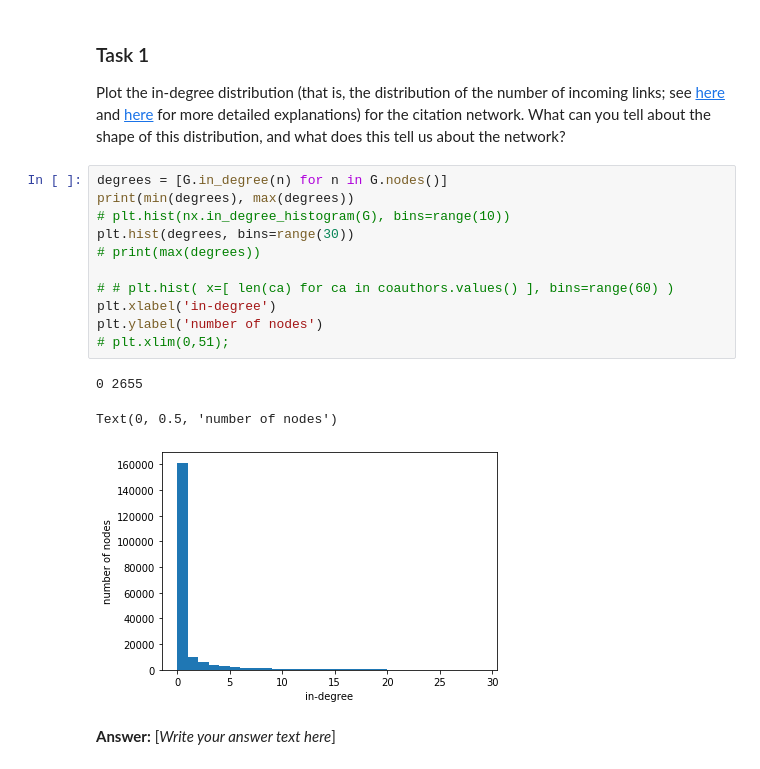
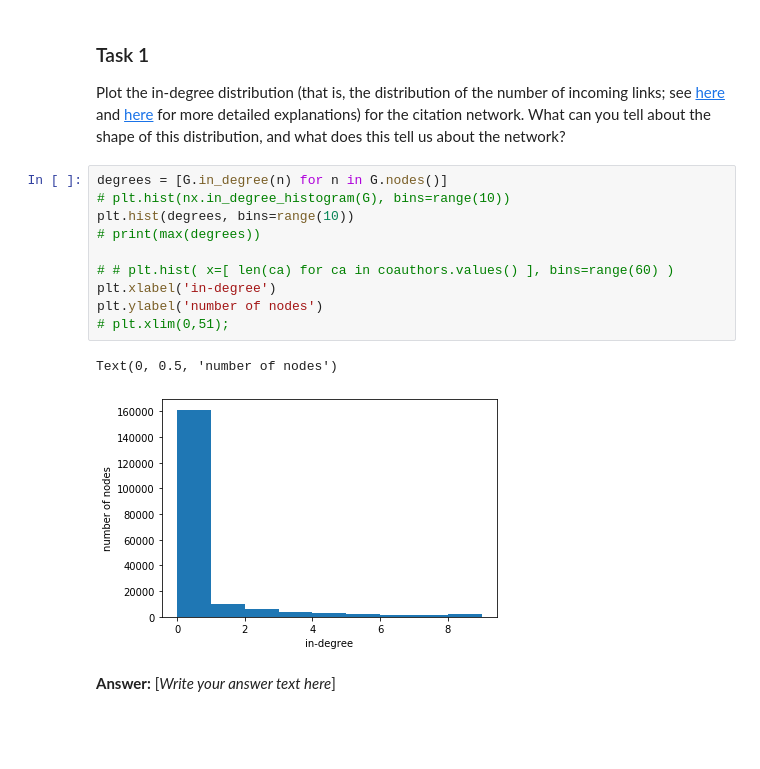
Before and after one commit to AndrewHarrison/IR2019, a Jupyter notebook: 05_analysis.ipynb, the cells around one changed output. Saved outputs shown, nothing was run; the diff lists cells and outputs as text; blank space fills up the shorter version.

```diff
--- a/05_analysis.ipynb
+++ b/05_analysis.ipynb
@@ -383,19 +383,17 @@ Now we are ready to use this package for our tasks.
 Plot the in-degree distribution (that is, the distribution of the number of incoming links; see [here](https://en.wikipedia.org/wiki/Degree_distribution) and [here](http://mathinsight.org/degree_distribution) for more detailed explanations) for the citation network. What can you tell about the shape of this distribution, and what does this tell us about the network?
 # %%
 degrees = [G.in_degree(n) for n in G.nodes()]
-print(min(degrees), max(degrees))
 # plt.hist(nx.in_degree_histogram(G), bins=range(10))
-plt.hist(degrees, bins=range(30))
+plt.hist(degrees, bins=range(10))
 # print(max(degrees))
 
 # # plt.hist( x=[ len(ca) for ca in coauthors.values() ], bins=range(60) )
 plt.xlabel('in-degree')
 plt.ylabel('number of nodes')
 # plt.xlim(0,51);
 # %% [output]
-0 2655
+Text(0, 0.5, 'number of nodes')
-Text(0, 0.5, 'number of nodes')
-[figure, old version]
+[figure, new version]
 # %% [markdown]
 **Answer:** [_Write your answer text here_]
 # %% [markdown]
```
Also changed, not shown: parts of 12 cells of this notebook.
